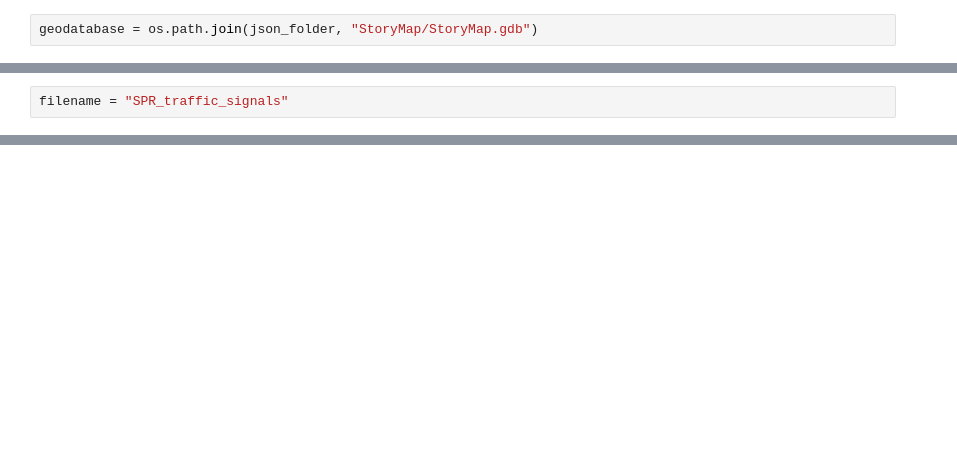
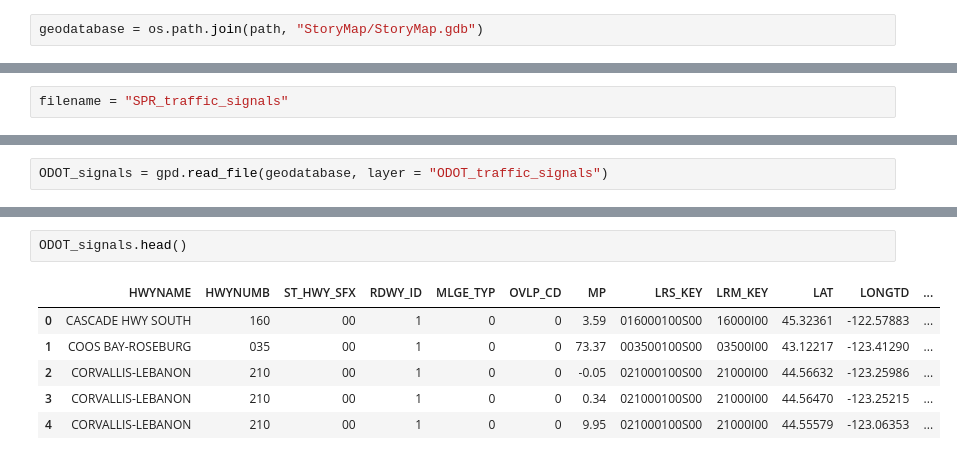
Before and after one commit to dongmeic/RTP, a Jupyter notebook: data/traffic_signals.ipynb, the cells around one changed output, grey strips where cells are left out. Cells and saved outputs as stored; diff of their text form; blank space fills up the shorter version.

```diff
--- a/data/traffic_signals.ipynb
+++ b/data/traffic_signals.ipynb
@@ -26,4 +30,4 @@ json_folder = "//clsrv111.int.lcog.org/transpor/MPO/RTP/FY20 2045 Update/Data an
 # %%
 filename = "ODOT_traffic_signals"
 # %%
-geodatabase = os.path.join(json_folder, "StoryMap/StoryMap.gdb")
+geodatabase = os.path.join(path, "StoryMap/StoryMap.gdb")
@@ -47,0 +42,2 @@ Failed to execute (JSONToFeatures).
+# %%
+ODOT_signals = gpd.read_file(geodatabase, layer = "ODOT_traffic_signals")
@@ -47,0 +63,9 @@ Failed to execute (JSONToFeatures).
+# %%
+ODOT_signals.head()
+# %% [output]
+|  | HWYNAME | HWYNUMB | ST_HWY_SFX | RDWY_ID | MLGE_TYP | OVLP_CD | MP | LRS_KEY | LRM_KEY | LAT | LONGTD | ... |
+| 0 | CASCADE HWY SOUTH | 160 | 00 | 1 | 0 | 0 | 3.59 | 016000100S00 | 16000I00 | 45.32361 | -122.57883 | ... |
+| 1 | COOS BAY-ROSEBURG | 035 | 00 | 1 | 0 | 0 | 73.37 | 003500100S00 | 03500I00 | 43.12217 | -123.41290 | ... |
+| 2 | CORVALLIS-LEBANON | 210 | 00 | 1 | 0 | 0 | -0.05 | 021000100S00 | 21000I00 | 44.56632 | -123.25986 | ... |
+| 3 | CORVALLIS-LEBANON | 210 | 00 | 1 | 0 | 0 | 0.34 | 021000100S00 | 21000I00 | 44.56470 | -123.25215 | ... |
+| 4 | CORVALLIS-LEBANON | 210 | 00 | 1 | 0 | 0 | 9.95 | 021000100S00 | 21000I00 | 44.55579 | -123.06353 | ... |
```
Also changed, not shown: parts of 62 cells of this notebook.
